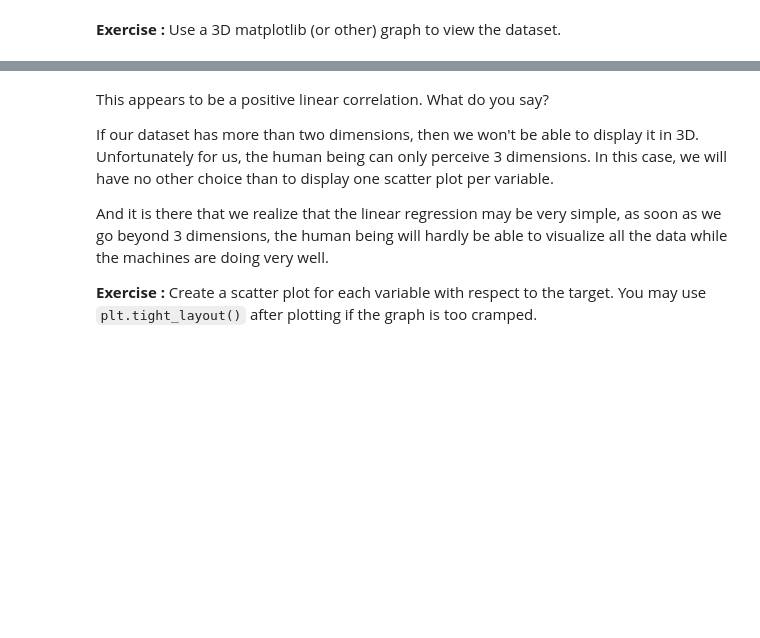
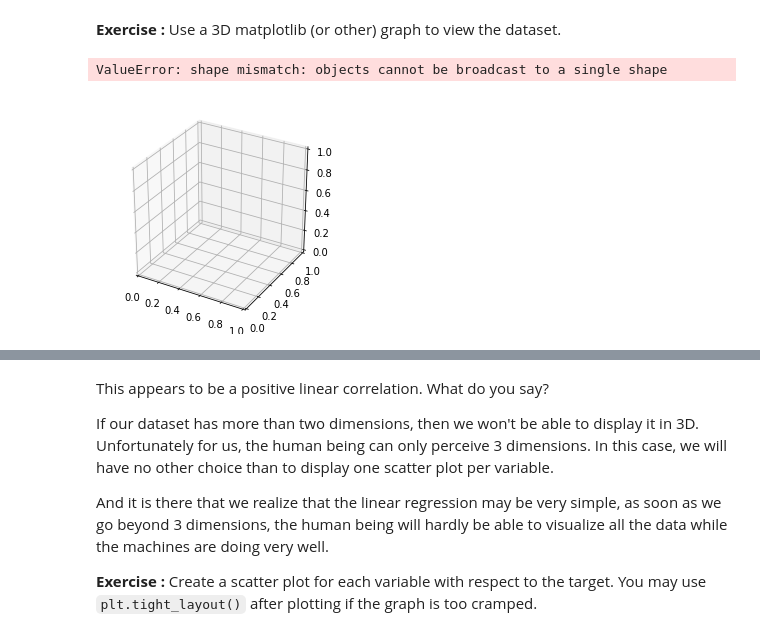
Before and after one commit to HavvaEb/Machine_Learning_exercise, a Jupyter notebook: 4.machine_learning/1.Regression/03-Multiple_linear_regression.ipynb, the cells around one changed output, grey strips where cells are left out. Saved outputs shown, nothing was run; the diff lists cells and outputs as text; code cells hidden in the pictures; blank space fills up the shorter version.

```diff
--- a/4.machine_learning/1.Regression/03-Multiple_linear_regression.ipynb
+++ b/4.machine_learning/1.Regression/03-Multiple_linear_regression.ipynb
@@ -43,7 +43,7 @@ They must be of type `numpy.ndarray`. Our variable `X` has two dimensions this t
 # %%
 import pandas as pd
 import numpy as np
-import matplotlib.pyplot as plt
-%matplotlib inline
-y= np.array(df.y)
-X = np.array(df.x_1, df.x_2)
+
+y_target= np.array(df.y)
+X_features = np.array([[df.x_1], [df.x_2]])
+print(y_target)
@@ -53,6 +97,18 @@ X = np.array(df.x_1, df.x_2)
 To represent a dataset that has two features, we can use 3D visualization.
 # %% [markdown]
 **Exercise :** Use a 3D matplotlib (or other) graph to view the dataset.
+# %%
+import matplotlib.pyplot as plt
+%matplotlib inline
+from mpl_toolkits.mplot3d import Axes3D
+fig = plt.figure(figsize=(4,4))
+ax = fig.add_subplot(111, projection='3d')
+ax.scatter(X_features, y_target, ????)
+ax.set_title("3D plot")
+plt.show()
+# %% [output]
+ValueError: shape mismatch: objects cannot be broadcast to a single shape
+[figure, added]
 # %% [markdown]
 If you change the camera angle, you should come across something that looks like this:
 <img src="./assets/3dplot.png" />
```
Also changed, not shown: parts of 22 cells of this notebook.
